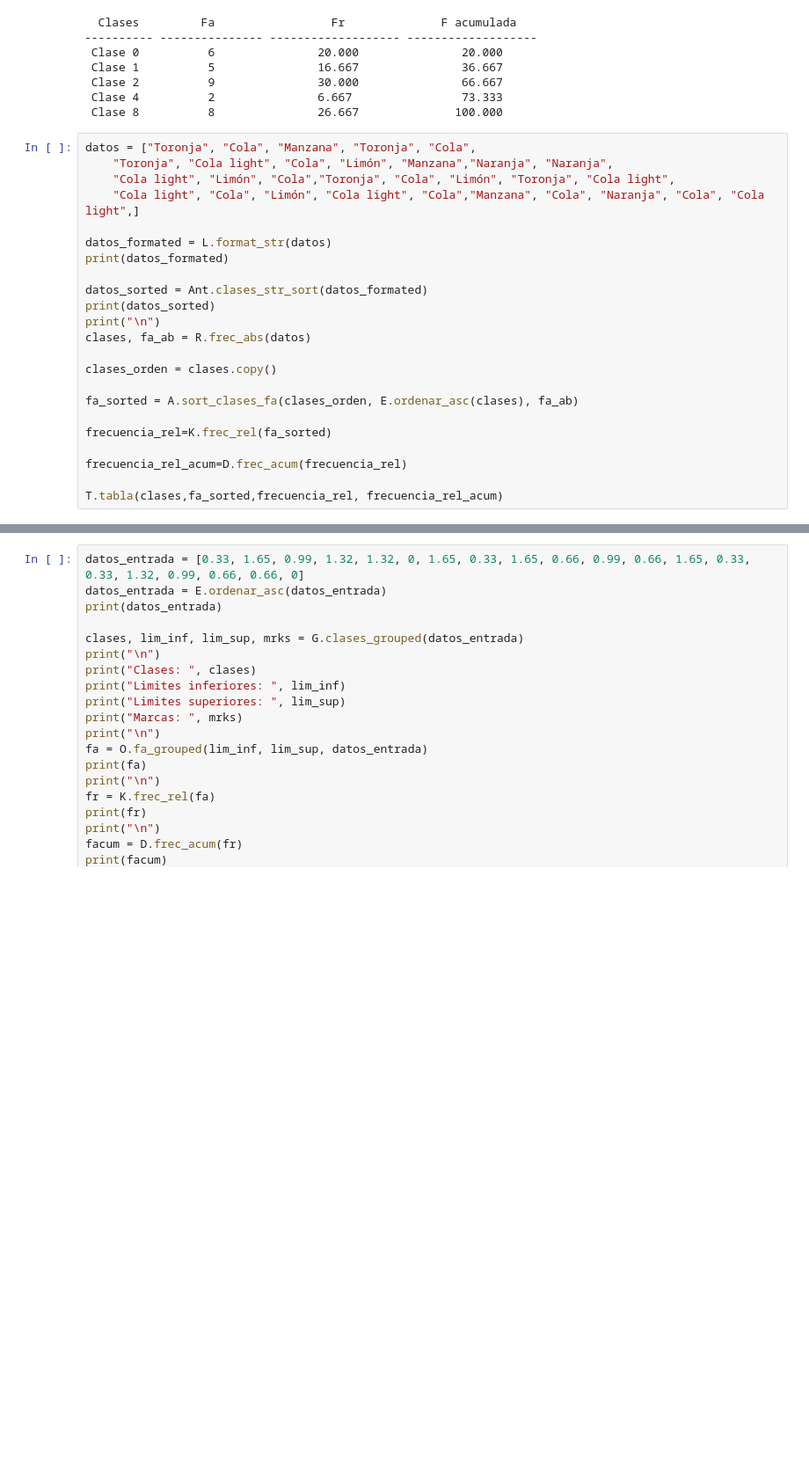
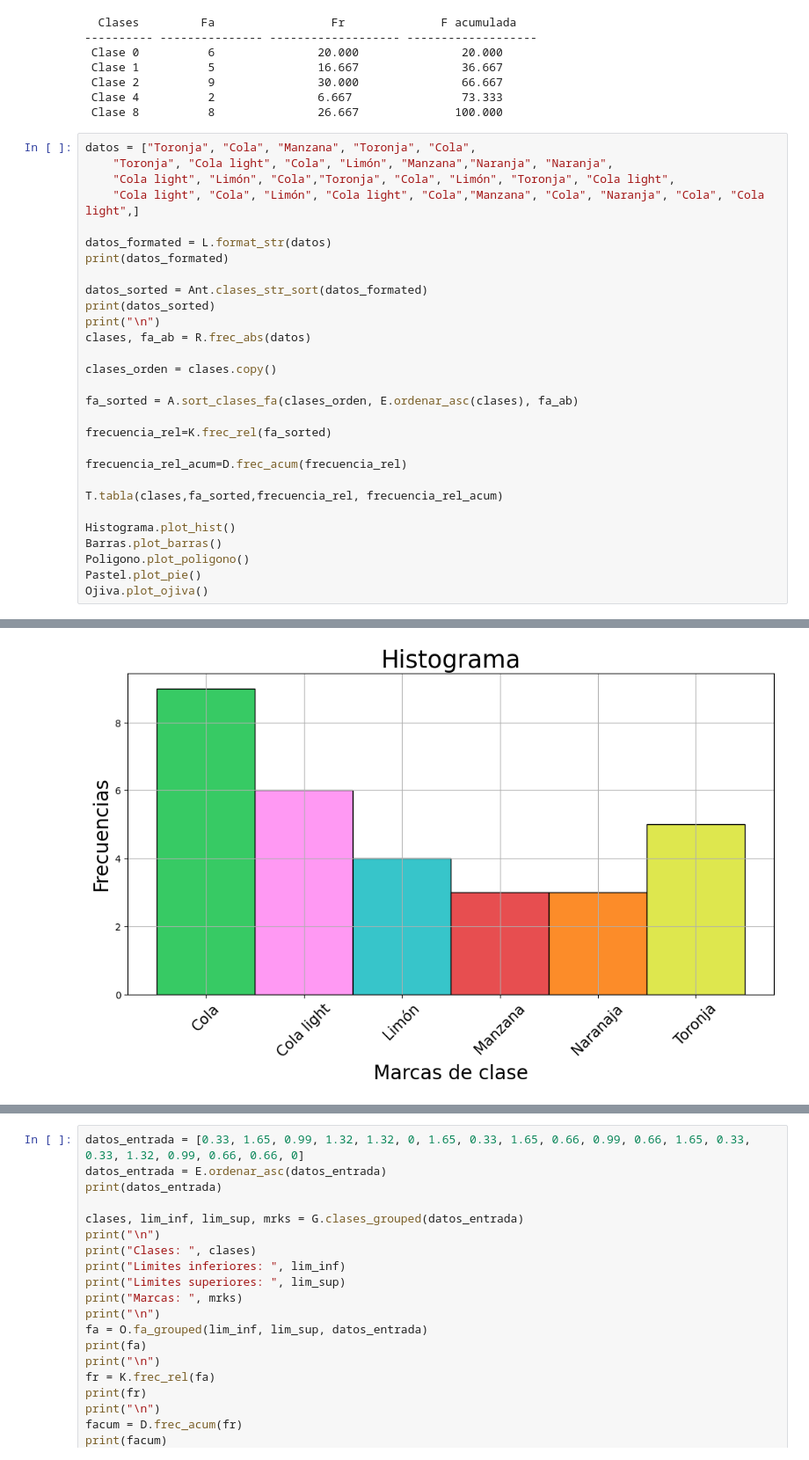
Before and after one commit to EduardoGomezTics/Testing, a Jupyter notebook: main.ipynb, the cells around one changed output, grey strips where cells are left out. Shown at 88% size. Saved outputs shown, nothing was run; the diff lists cells and outputs as text; blank space fills up the shorter version.

```diff
--- a/main.ipynb
+++ b/main.ipynb
@@ -45,30 +50,37 @@ datos = ["Toronja", "Cola", "Manzana", "Toronja", "Cola",
 datos_formated = L.format_str(datos)
 print(datos_formated)
 
 datos_sorted = Ant.clases_str_sort(datos_formated)
 print(datos_sorted)
 print("\n")
 clases, fa_ab = R.frec_abs(datos)
 
 clases_orden = clases.copy()
 
 fa_sorted = A.sort_clases_fa(clases_orden, E.ordenar_asc(clases), fa_ab)
 
 frecuencia_rel=K.frec_rel(fa_sorted)
 
 frecuencia_rel_acum=D.frec_acum(frecuencia_rel)
 
 T.tabla(clases,fa_sorted,frecuencia_rel, frecuencia_rel_acum)
+
+Histograma.plot_hist()
+Barras.plot_barras()
+Poligono.plot_poligono()
+Pastel.plot_pie()
+Ojiva.plot_ojiva()
 # %% [output]
 ['Toronja', 'Cola', 'Manzana', 'Toronja', 'Cola', 'Toronja', 'Cola Light', 'Cola', 'Limón', 'Manzana', 'Naranja', 'Naranja', 'Cola Light', 'Limón', 'Cola', 'Toronja', 'Cola', 'Limón', 'Toronja', 'Cola ...
 ['Cola', 'Cola', 'Cola', 'Cola', 'Cola', 'Cola', 'Cola', 'Cola', 'Cola', 'Cola Light', 'Cola Light', 'Cola Light', 'Cola Light', 'Cola Light', 'Cola Light', 'Limón', 'Limón', 'Limón', 'Limón', 'Manzan ...
 
 
   Clases         Fa                 Fr              F acumulada
 ---------- --------------- ------------------- -------------------
 Clase Cola        9               30.000               30.000
 Clase Cola light        6               20.000               50.000
 Clase Limón        4               13.333               63.333
 Clase Manzana        3               10.000               73.333
 Clase Naranja        3               10.000               83.333
 Clase Toronja        5               16.667              100.000
+[figure, added]
```
Also changed, not shown: parts of 2 cells of this notebook, 5 other files.
